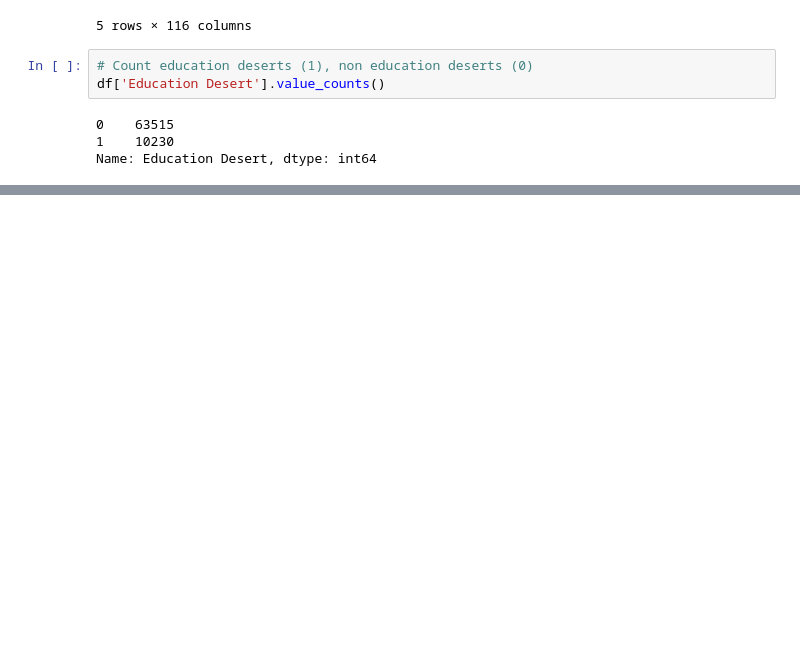
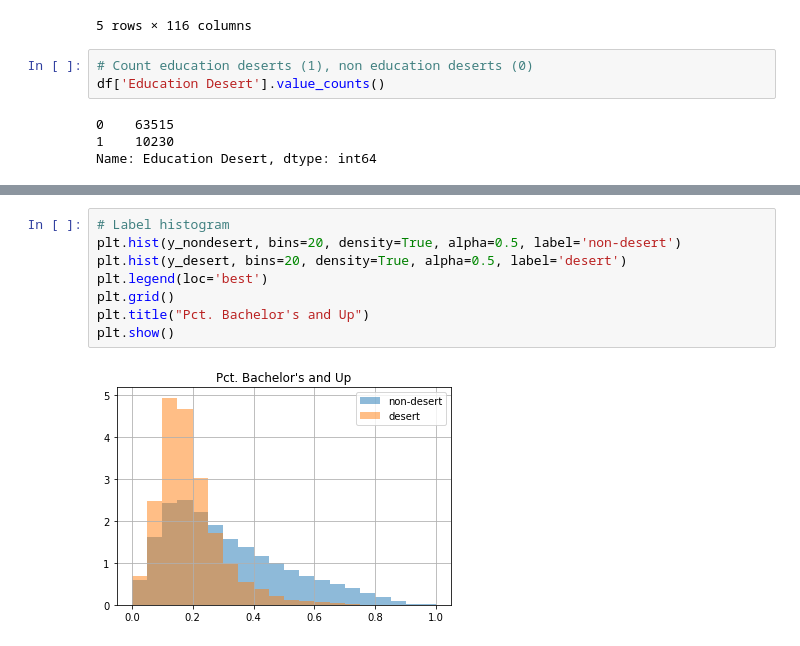
Before and after one commit to lucashu1/education-deserts, a Jupyter notebook: college-grads-regression.ipynb, the cells around one changed output, grey strips where cells are left out. Cells and saved outputs as stored; diff of their text form; blank space fills up the shorter version.

```diff
--- a/college-grads-regression.ipynb
+++ b/college-grads-regression.ipynb
@@ -90,3 +117,13 @@ y shape:  (63515,)
+# %%
+# Label histogram
+plt.hist(y_nondesert, bins=20, density=True, alpha=0.5, label='non-desert')
+plt.hist(y_desert, bins=20, density=True, alpha=0.5, label='desert')
+plt.legend(loc='best')
+plt.grid()
+plt.title("Pct. Bachelor's and Up")
+plt.show()
+# %% [output]
+[figure, added]
 # %%
 # Ignore imblearn UserWarning
 import warnings
```
Also changed, not shown: parts of 11 cells of this notebook.
